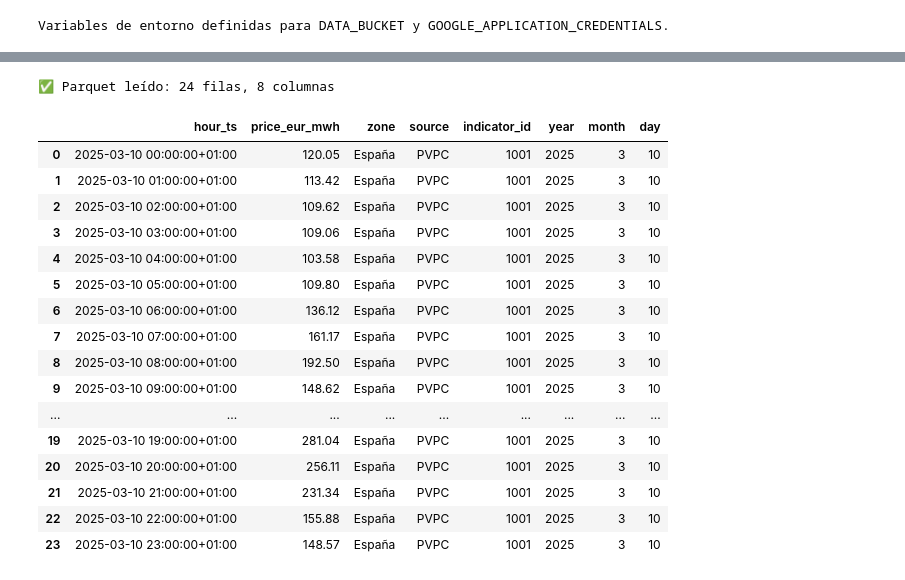
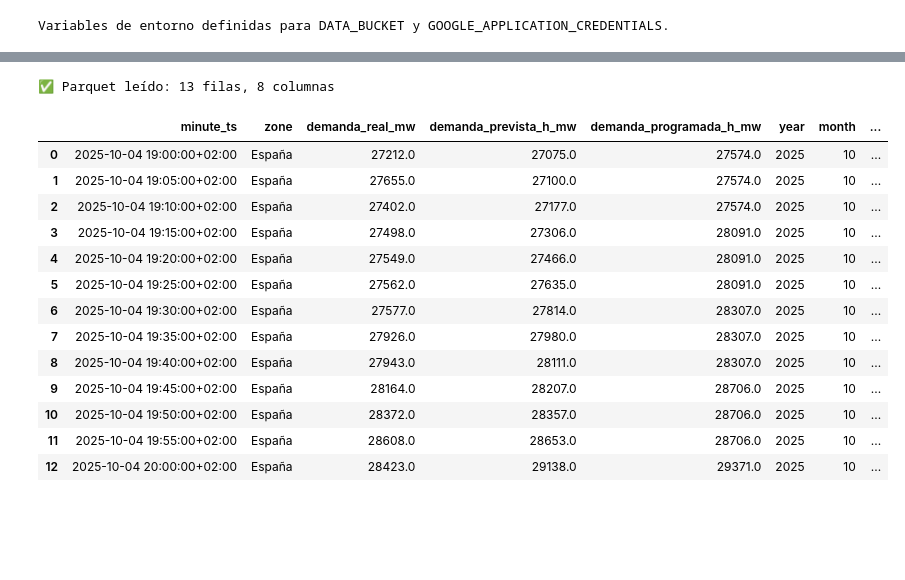
Before and after one commit to Fraferfa/tfm-energy-ingest, a Jupyter notebook: scripts/gcsExplorer.ipynb, the cells around one changed output, grey strips where cells are left out. Drawn from its saved outputs; the diff is of its cells as text; code cells hidden in the pictures; blank space fills up the shorter version.

```diff
--- a/scripts/gcsExplorer.ipynb
+++ b/scripts/gcsExplorer.ipynb
@@ -578,27 +580,24 @@ viewer.preview_file("energia-tfm-bucket", nombre_fichero2)
 💡 Sugerencia: El archivo podría estar corrupto o tener un esquema muy complejo
 # %%
 # 4. CARGAR ARCHIVO COMPLETO:
-archivo = "curated/prices/year=2025/month=03/day=10/part-02e294e3-843c-4d15-9564-d665d6721e52.parquet"
+archivo = "curated/demand/year=2025/month=10/day=04/part-6d9e284d-bd74-49bc-b230-1c96d381628b.parquet"
 
 df = viewer.read_file("energia-tfm-bucket", archivo)
 
 df
 # %% [output]
-✅ Parquet leído: 24 filas, 8 columnas
+✅ Parquet leído: 13 filas, 8 columnas
-|  | hour_ts | price_eur_mwh | zone | source | indicator_id | year | month | day |
-| 0 | 2025-03-10 00:00:00+01:00 | 120.05 | España | PVPC | 1001 | 2025 | 3 | 10 |
-| 1 | 2025-03-10 01:00:00+01:00 | 113.42 | España | PVPC | 1001 | 2025 | 3 | 10 |
-| 2 | 2025-03-10 02:00:00+01:00 | 109.62 | España | PVPC | 1001 | 2025 | 3 | 10 |
-| 3 | 2025-03-10 03:00:00+01:00 | 109.06 | España | PVPC | 1001 | 2025 | 3 | 10 |
-| 4 | 2025-03-10 04:00:00+01:00 | 103.58 | España | PVPC | 1001 | 2025 | 3 | 10 |
-| 5 | 2025-03-10 05:00:00+01:00 | 109.80 | España | PVPC | 1001 | 2025 | 3 | 10 |
-| 6 | 2025-03-10 06:00:00+01:00 | 136.12 | España | PVPC | 1001 | 2025 | 3 | 10 |
-| 7 | 2025-03-10 07:00:00+01:00 | 161.17 | España | PVPC | 1001 | 2025 | 3 | 10 |
-| 8 | 2025-03-10 08:00:00+01:00 | 192.50 | España | PVPC | 1001 | 2025 | 3 | 10 |
-| 9 | 2025-03-10 09:00:00+01:00 | 148.62 | España | PVPC | 1001 | 2025 | 3 | 10 |
-| ... | ... | ... | ... | ... | ... | ... | ... | ... |
-| 19 | 2025-03-10 19:00:00+01:00 | 281.04 | España | PVPC | 1001 | 2025 | 3 | 10 |
-| 20 | 2025-03-10 20:00:00+01:00 | 256.11 | España | PVPC | 1001 | 2025 | 3 | 10 |
-| 21 | 2025-03-10 21:00:00+01:00 | 231.34 | España | PVPC | 1001 | 2025 | 3 | 10 |
-| 22 | 2025-03-10 22:00:00+01:00 | 155.88 | España | PVPC | 1001 | 2025 | 3 | 10 |
-| 23 | 2025-03-10 23:00:00+01:00 | 148.57 | España | PVPC | 1001 | 2025 | 3 | 10 |
+|  | minute_ts | zone | demanda_real_mw | demanda_prevista_h_mw | demanda_programada_h_mw | year | month | ... |
+| 0 | 2025-10-04 19:00:00+02:00 | España | 27212.0 | 27075.0 | 27574.0 | 2025 | 10 | ... |
+| 1 | 2025-10-04 19:05:00+02:00 | España | 27655.0 | 27100.0 | 27574.0 | 2025 | 10 | ... |
+| 2 | 2025-10-04 19:10:00+02:00 | España | 27402.0 | 27177.0 | 27574.0 | 2025 | 10 | ... |
+| 3 | 2025-10-04 19:15:00+02:00 | España | 27498.0 | 27306.0 | 28091.0 | 2025 | 10 | ... |
+| 4 | 2025-10-04 19:20:00+02:00 | España | 27549.0 | 27466.0 | 28091.0 | 2025 | 10 | ... |
+| 5 | 2025-10-04 19:25:00+02:00 | España | 27562.0 | 27635.0 | 28091.0 | 2025 | 10 | ... |
+| 6 | 2025-10-04 19:30:00+02:00 | España | 27577.0 | 27814.0 | 28307.0 | 2025 | 10 | ... |
+| 7 | 2025-10-04 19:35:00+02:00 | España | 27926.0 | 27980.0 | 28307.0 | 2025 | 10 | ... |
+| 8 | 2025-10-04 19:40:00+02:00 | España | 27943.0 | 28111.0 | 28307.0 | 2025 | 10 | ... |
+| 9 | 2025-10-04 19:45:00+02:00 | España | 28164.0 | 28207.0 | 28706.0 | 2025 | 10 | ... |
+| 10 | 2025-10-04 19:50:00+02:00 | España | 28372.0 | 28357.0 | 28706.0 | 2025 | 10 | ... |
+| 11 | 2025-10-04 19:55:00+02:00 | España | 28608.0 | 28653.0 | 28706.0 | 2025 | 10 | ... |
+| 12 | 2025-10-04 20:00:00+02:00 | España | 28423.0 | 29138.0 | 29371.0 | 2025 | 10 | ... |
```
Also changed, not shown: parts of 1 cell of this notebook, 2 other files.
